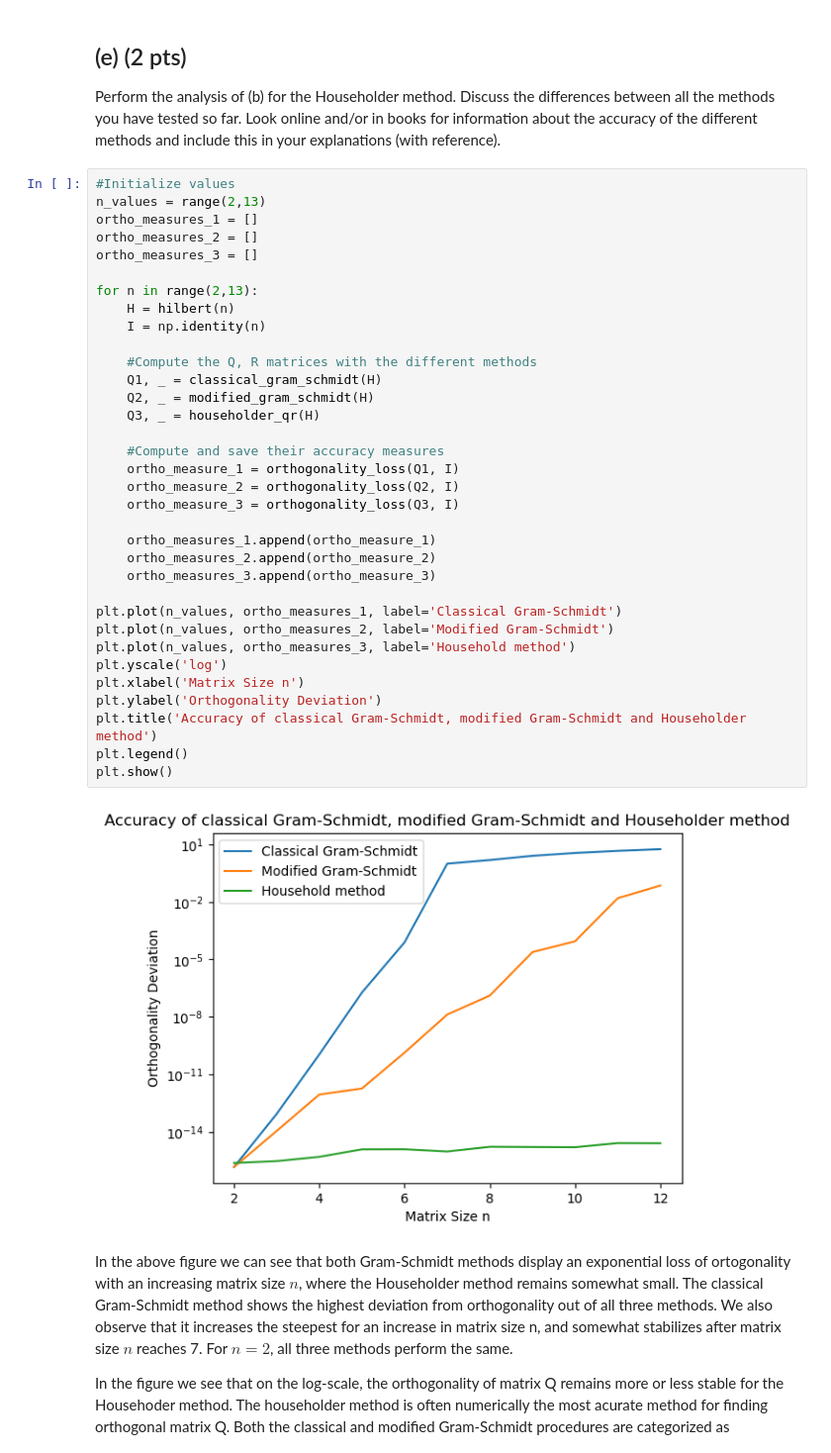
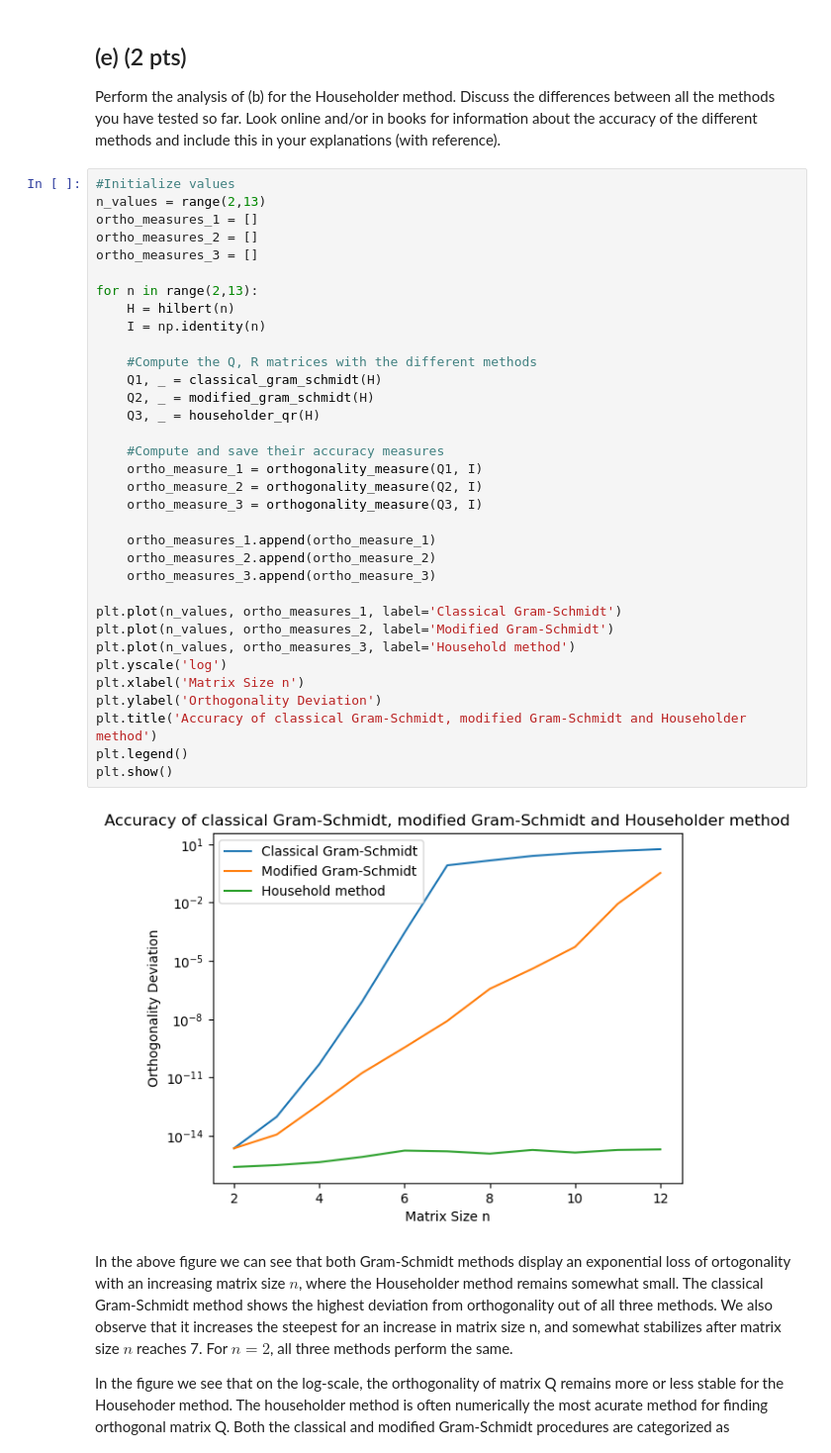
Before and after one commit to guoda23/NumericalAlgorithms, a Jupyter notebook: hw3_2023.ipynb, the cells around one changed output. Shown at 99% size. Drawn from its saved outputs; the diff is of its cells as text.

Commit message:
fixed orthogonality_measure error

```diff
--- a/hw3_2023.ipynb
+++ b/hw3_2023.ipynb
@@ -240,37 +240,37 @@ Perform the analysis of (b) for the Householder method. Discuss the differences
 n_values = range(2,13)
 ortho_measures_1 = []
 ortho_measures_2 = []
 ortho_measures_3 = []
 
 for n in range(2,13):
     H = hilbert(n)
     I = np.identity(n)
 
     #Compute the Q, R matrices with the different methods
     Q1, _ = classical_gram_schmidt(H)
     Q2, _ = modified_gram_schmidt(H)
     Q3, _ = householder_qr(H)
 
     #Compute and save their accuracy measures
-    ortho_measure_1 = orthogonality_loss(Q1, I)
-    ortho_measure_2 = orthogonality_loss(Q2, I)
-    ortho_measure_3 = orthogonality_loss(Q3, I)
+    ortho_measure_1 = orthogonality_measure(Q1, I)
+    ortho_measure_2 = orthogonality_measure(Q2, I)
+    ortho_measure_3 = orthogonality_measure(Q3, I)
 
     ortho_measures_1.append(ortho_measure_1)
     ortho_measures_2.append(ortho_measure_2)
     ortho_measures_3.append(ortho_measure_3)
 
 plt.plot(n_values, ortho_measures_1, label='Classical Gram-Schmidt')
 plt.plot(n_values, ortho_measures_2, label='Modified Gram-Schmidt')
 plt.plot(n_values, ortho_measures_3, label='Household method')
 plt.yscale('log')
 plt.xlabel('Matrix Size n')
 plt.ylabel('Orthogonality Deviation')
 plt.title('Accuracy of classical Gram-Schmidt, modified Gram-Schmidt and Householder method')
 plt.legend()
 plt.show()
 # %% [output]
-[figure, old version]
+[figure, new version]
 # %% [markdown]
 In the above figure we can see that both Gram-Schmidt methods display an exponential loss of ortogonality with an increasing matrix size $n$, where the Householder method remains somewhat small. The classical Gram-Schmidt method shows the highest deviation from orthogonality out of all three methods. We also observe that it increases the steepest for an increase in matrix size n, and somewhat stabilizes after matrix size $n$ reaches 7. For $n = 2$, all three methods perform the same.
 
```
Also changed, not shown: parts of 4 cells of this notebook.
